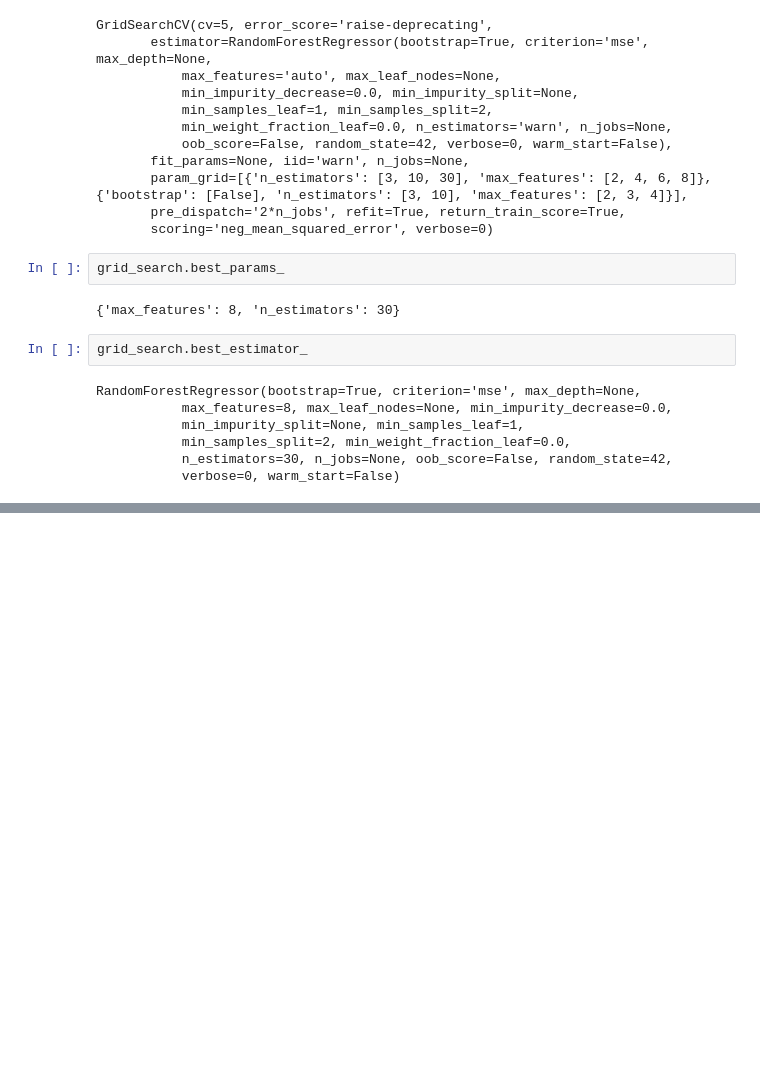
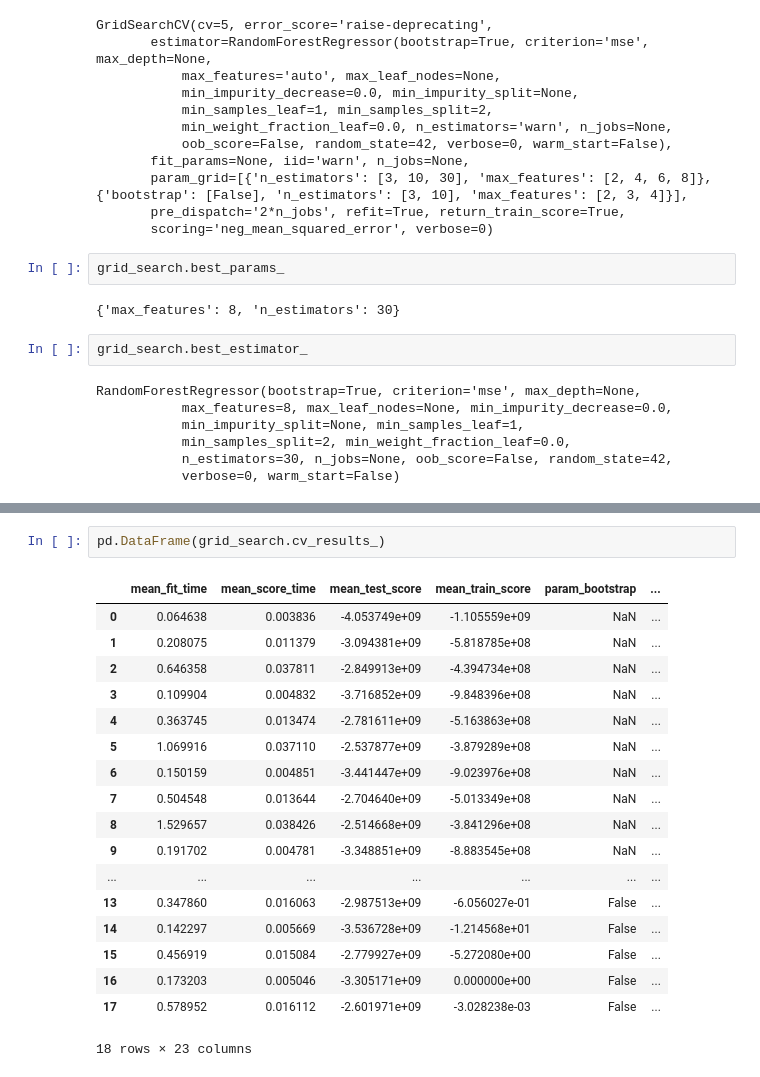
Before and after one commit to tkhan3/machinelearning, a Jupyter notebook: scikit_learn_basic.ipynb, the cells around one changed output, grey strips where cells are left out. Cells and saved outputs as stored; diff of their text form; blank space fills up the shorter version.

```diff
--- a/scikit_learn_basic.ipynb
+++ b/scikit_learn_basic.ipynb
@@ -966,0 +1004,21 @@ RandomForestRegressor(bootstrap=True, criterion='mse', max_depth=None,
+# %%
+pd.DataFrame(grid_search.cv_results_)
+# %% [output]
+|  | mean_fit_time | mean_score_time | mean_test_score | mean_train_score | param_bootstrap | ... |
+| 0 | 0.064638 | 0.003836 | -4.053749e+09 | -1.105559e+09 | NaN | ... |
+| 1 | 0.208075 | 0.011379 | -3.094381e+09 | -5.818785e+08 | NaN | ... |
+| 2 | 0.646358 | 0.037811 | -2.849913e+09 | -4.394734e+08 | NaN | ... |
+| 3 | 0.109904 | 0.004832 | -3.716852e+09 | -9.848396e+08 | NaN | ... |
+| 4 | 0.363745 | 0.013474 | -2.781611e+09 | -5.163863e+08 | NaN | ... |
+| 5 | 1.069916 | 0.037110 | -2.537877e+09 | -3.879289e+08 | NaN | ... |
+| 6 | 0.150159 | 0.004851 | -3.441447e+09 | -9.023976e+08 | NaN | ... |
+| 7 | 0.504548 | 0.013644 | -2.704640e+09 | -5.013349e+08 | NaN | ... |
+| 8 | 1.529657 | 0.038426 | -2.514668e+09 | -3.841296e+08 | NaN | ... |
+| 9 | 0.191702 | 0.004781 | -3.348851e+09 | -8.883545e+08 | NaN | ... |
+| ... | ... | ... | ... | ... | ... | ... |
+| 13 | 0.347860 | 0.016063 | -2.987513e+09 | -6.056027e-01 | False | ... |
+| 14 | 0.142297 | 0.005669 | -3.536728e+09 | -1.214568e+01 | False | ... |
+| 15 | 0.456919 | 0.015084 | -2.779927e+09 | -5.272080e+00 | False | ... |
+| 16 | 0.173203 | 0.005046 | -3.305171e+09 | 0.000000e+00 | False | ... |
+| 17 | 0.578952 | 0.016112 | -2.601971e+09 | -3.028238e-03 | False | ... |
+18 rows × 23 columns
```
Also changed, not shown: parts of 11 cells of this notebook.
